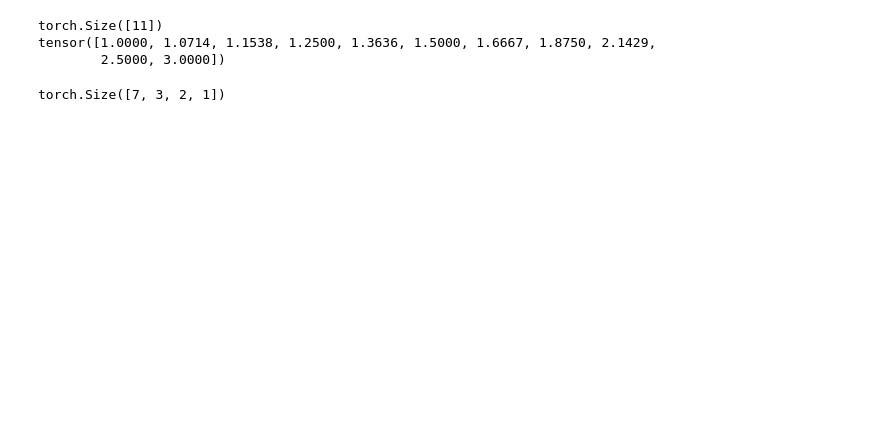
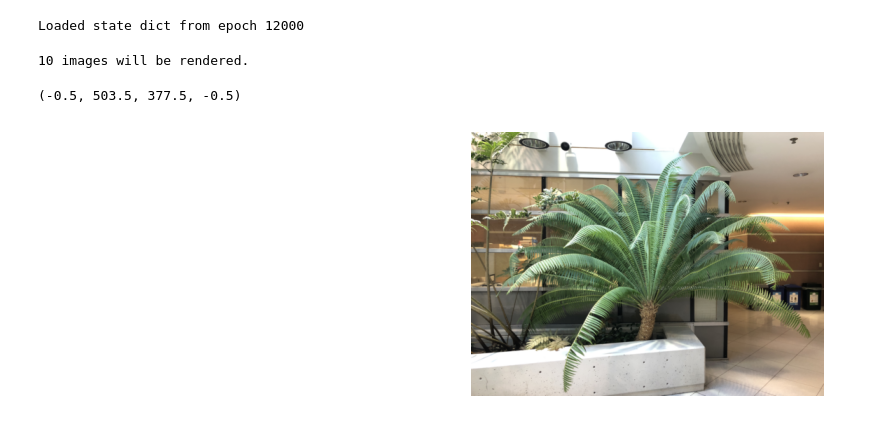
Before and after one commit to kjae0/NeRF-Zoo, a Jupyter notebook: src/test.ipynb, the cells around one changed output. Cells and saved outputs as stored; diff of their text form; code cells hidden in the pictures; blank space fills up the shorter version.

Commit message:
add spiral rendering

```diff
--- a/src/test.ipynb
+++ b/src/test.ipynb
@@ -114,9 +22,9 @@ from nerf.models import nerf
 from nerf.models import build_model
 from nerf.engines import build_engine
 import torch
+# %%
+state_dict = torch.load("/home/diya/Public/Image2Smiles/jy/NeRF-Zoo/ckpts/fern/20240911-000301/ckpt_12000.pt", map_location='cuda:3')
 # %%
 # model = nerf.NeRF()
-cfg = {
-    'name': 'basic_nerf'
-}
-model = build_model(cfg, {})
+
+model = build_engine(cfg)
@@ -259,28 +31,8 @@ tensor([[True, True, True, True, True, True, True, True, True, True],
-# %%
-import torch
-
-t_vals = torch.linspace(0., 1., steps=11)
-lindisp = True
-print(t_vals.shape)
-
-near = 1
-far = 3
-
-if not lindisp:
-    z_vals = near * (1.-t_vals) + far * (t_vals)
-else:
-    z_vals = 1./(1./near * (1.-t_vals) + 1./far * (t_vals))
-
-
-print(z_vals)
-# %% [output]
-torch.Size([11])
-tensor([1.0000, 1.0714, 1.1538, 1.2500, 1.3636, 1.5000, 1.6667, 1.8750, 2.1429,
-        2.5000, 3.0000])
-# %%
-import torch
-
-
-torch.stack([torch.randn((3, 2, 1)) for _ in range(7)]).shape
-# %% [output]
-torch.Size([7, 3, 2, 1])
+# %%
+model.load_state_dict(state_dict)
+# %% [output]
+Loaded state dict from epoch 12000
+# %%
+out = model.render_spiral(dset, batch_size=8192, n_views=10, render_train=False)
+# %% [output]
+10 images will be rendered.
@@ -286,0 +41,19 @@ torch.Size([7, 3, 2, 1])
+# %%
+import matplotlib.pyplot as plt
+
+H, W = dset.get_H(), dset.get_W()
+
+idx = 2
+
+sample = out[idx].view(-1, H, W, 3)
+
+plt.figure(figsize=(10, 5))
+plt.subplot(121)
+plt.imshow(sample[0])
+plt.axis("off")
+plt.subplot(122)
+plt.imshow(dset.images[idx].permute(1, 2, 0))
+plt.axis("off")
+# %% [output]
+(-0.5, 503.5, 377.5, -0.5)
+[figure, added]
```
Also changed, not shown: parts of 34 cells of this notebook, 8 other files.
